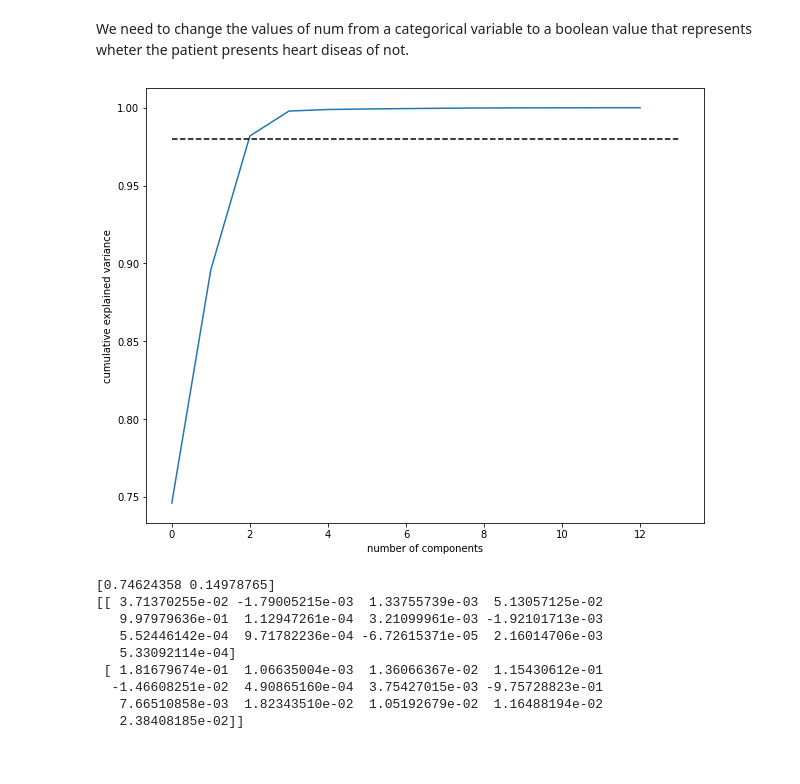
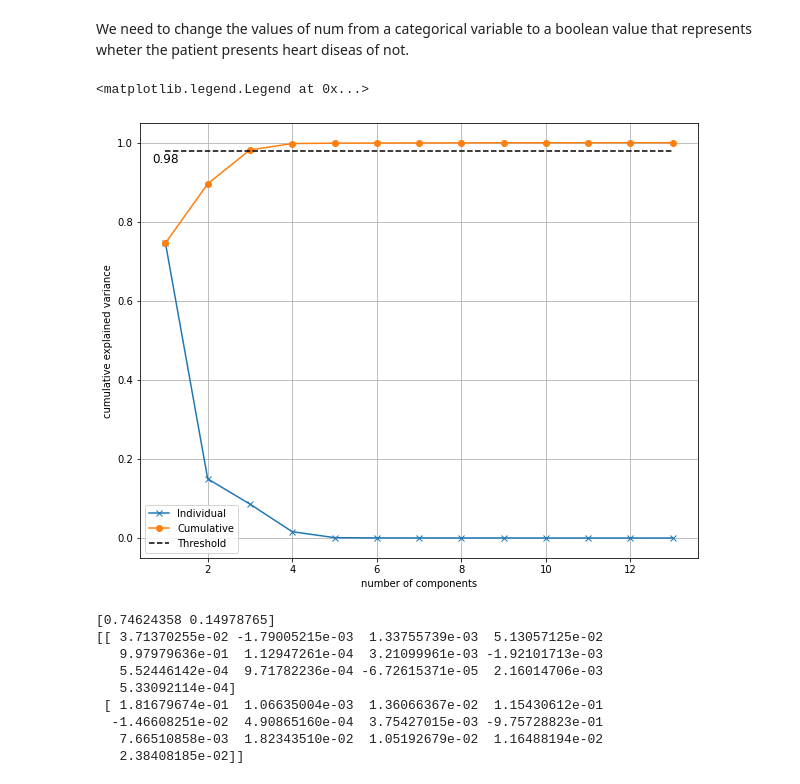
Before and after one commit to WizenPainter/DTU-02450, a Jupyter notebook: project/project.ipynb, the cells around one changed output. Saved outputs shown, nothing was run; the diff lists cells and outputs as text; code cells hidden in the pictures.

Commit message:
Improved the elbow method visual for PCA

```diff
--- a/project/project.ipynb
+++ b/project/project.ipynb
@@ -159,12 +159,18 @@ y = cleveland.iloc[:,13]
 # %%
 plt.figure(figsize=(10,8))
 pca = PCA().fit(X)
-plt.plot(np.cumsum(pca.explained_variance_ratio_))
-plt.plot([0,len(pca.explained_variance_ratio_)],[0.98, 0.98],'k--')
+plt.grid(visible=True)
+plt.plot(range(1,len(pca.explained_variance_ratio_)+1), pca.explained_variance_ratio_, 'x-')
+plt.plot(range(1,len(pca.explained_variance_ratio_)+1),np.cumsum(pca.explained_variance_ratio_), 'o-')
+plt.plot([1,len(pca.explained_variance_ratio_)],[0.98, 0.98],'k--')
+plt.text(1, 0.95, "0.98", ha="center", fontsize=12)
 plt.xlabel('number of components')
-plt.ylabel('cumulative explained variance');
+plt.ylabel('cumulative explained variance')
+plt.legend(['Individual','Cumulative','Threshold'])
+plt.show()
 # %% [output]
+<matplotlib.legend.Legend at 0x...>
-[figure, old version]
+[figure, new version]
 # %%
 # X_std = StandardScaler().fit_transform(X)
 pca = PCA(n_components=2)
```
